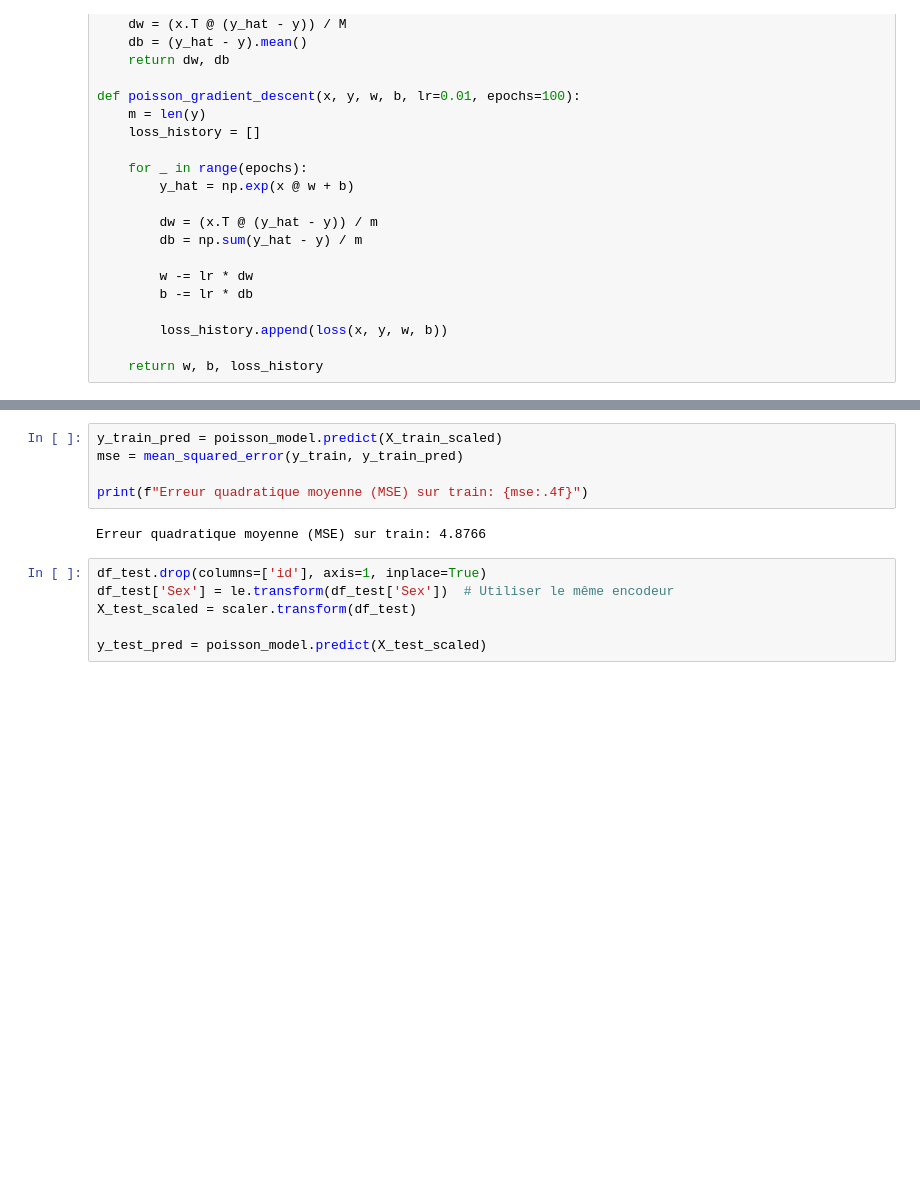
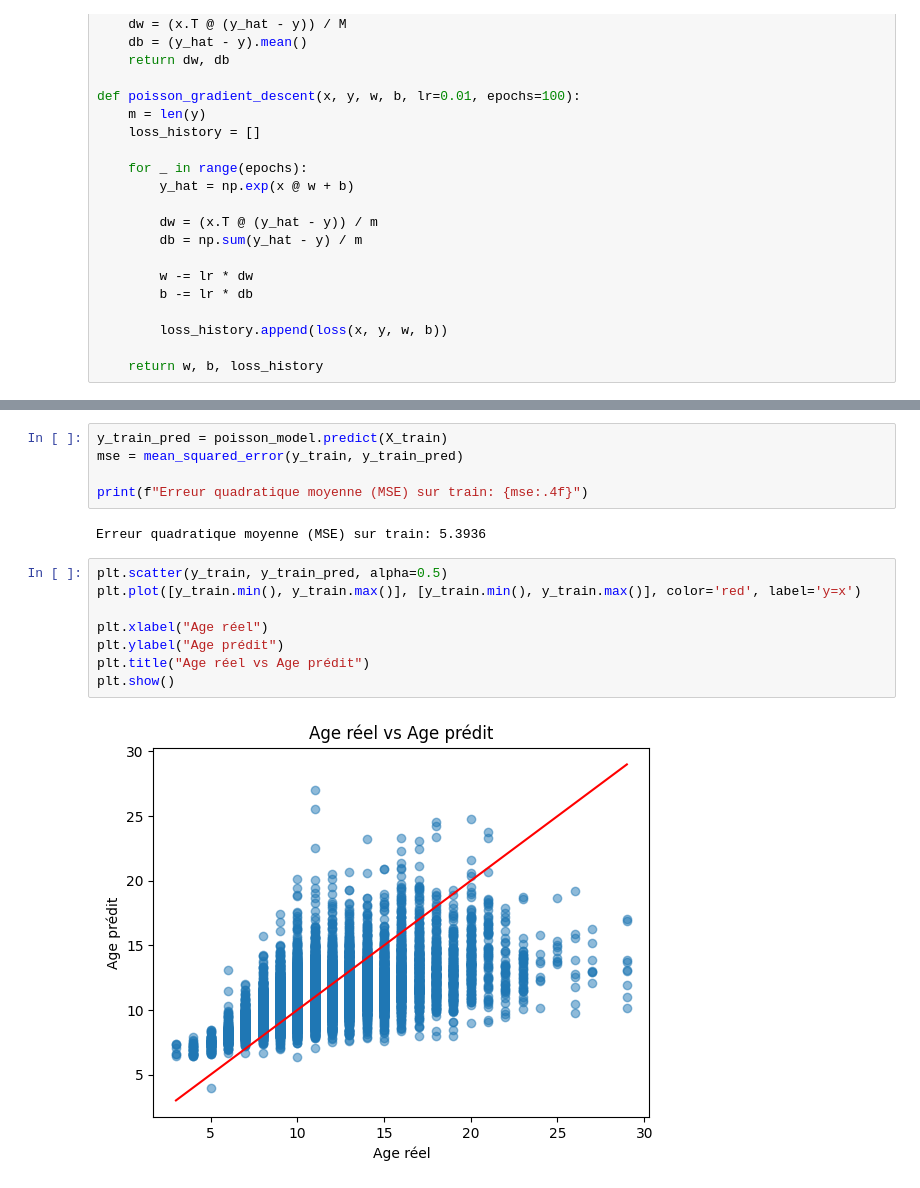
Before and after one commit to pargass/poisson-regression, a Jupyter notebook: poisson.ipynb, the cells around one changed output, grey strips where cells are left out. Drawn from its saved outputs; the diff is of its cells as text; blank space fills up the shorter version.

```diff
--- a/poisson.ipynb
+++ b/poisson.ipynb
@@ -119,13 +119,17 @@ plt.show()
 # %%
-y_train_pred = poisson_model.predict(X_train_scaled)
+y_train_pred = poisson_model.predict(X_train)
 mse = mean_squared_error(y_train, y_train_pred)
 
 print(f"Erreur quadratique moyenne (MSE) sur train: {mse:.4f}")
 # %% [output]
-Erreur quadratique moyenne (MSE) sur train: 4.8766
+Erreur quadratique moyenne (MSE) sur train: 5.3936
-# %%
-df_test.drop(columns=['id'], axis=1, inplace=True)
-df_test['Sex'] = le.transform(df_test['Sex'])  # Utiliser le même encodeur
-X_test_scaled = scaler.transform(df_test)
-
-y_test_pred = poisson_model.predict(X_test_scaled)
+# %%
+plt.scatter(y_train, y_train_pred, alpha=0.5)
+plt.plot([y_train.min(), y_train.max()], [y_train.min(), y_train.max()], color='red', label='y=x')
+
+plt.xlabel("Age réel")
+plt.ylabel("Age prédit")
+plt.title("Age réel vs Age prédit")
+plt.show()
+# %% [output]
+[figure, added]
```
Also changed, not shown: parts of 23 cells of this notebook, 1 other file.
